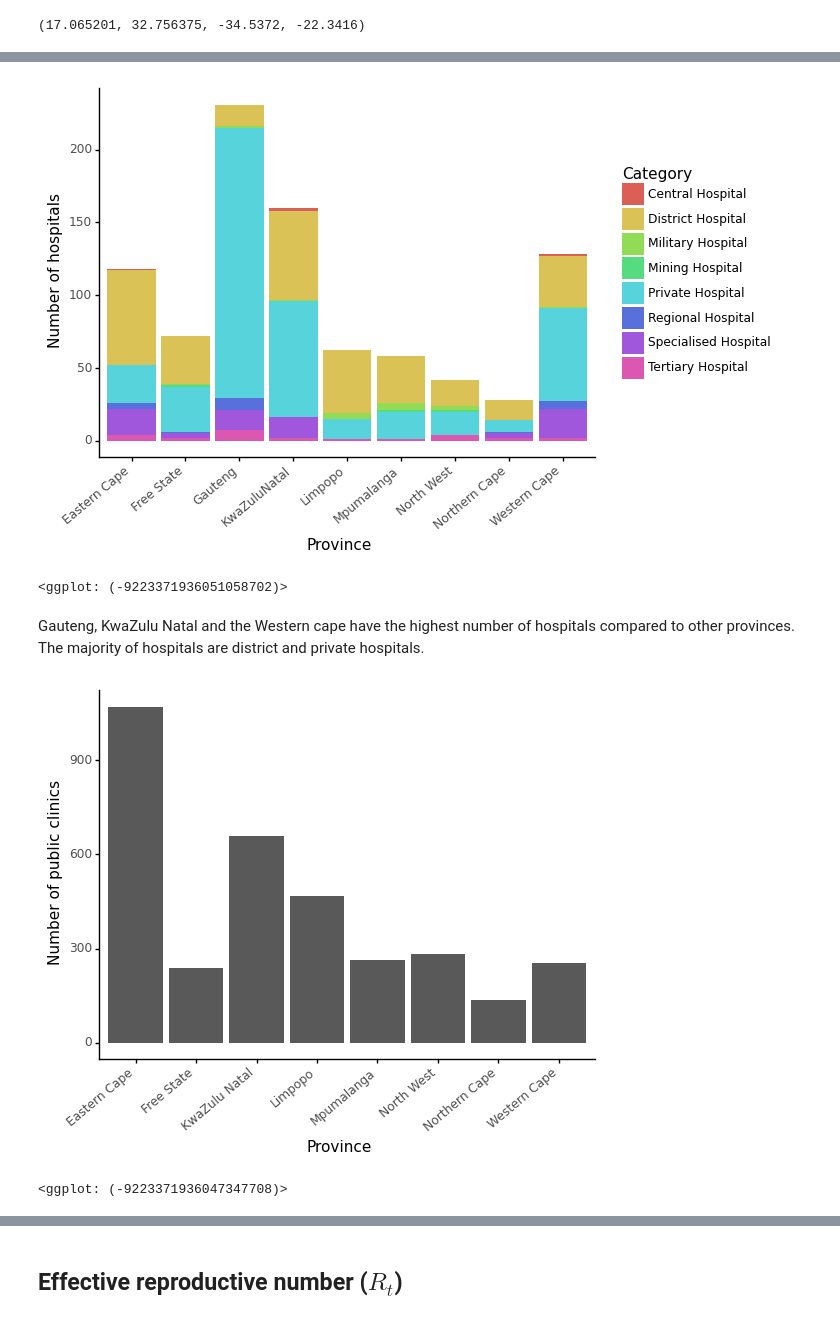
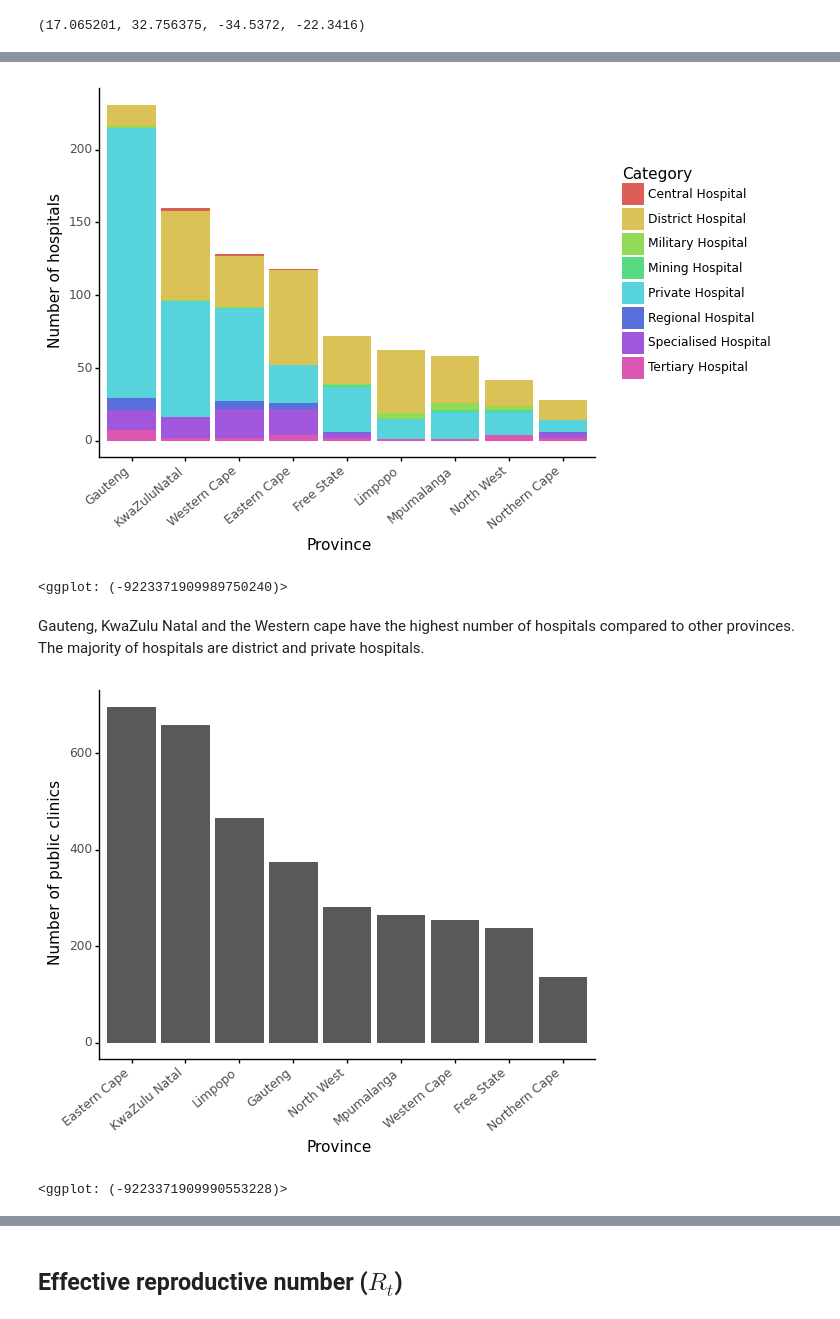
Before and after one commit to ZintleFaltein/Covid-modelling, a Jupyter notebook: Notebooks/Covid19_analysis_South_Africa.ipynb, the cells around one changed output, grey strips where cells are left out. Drawn from its saved outputs; the diff is of its cells as text; code cells hidden in the pictures.

```diff
--- a/Notebooks/Covid19_analysis_South_Africa.ipynb
+++ b/Notebooks/Covid19_analysis_South_Africa.ipynb
@@ -9,19 +9,8 @@ To combat the spread of the virus in South Africa, the government initialted a b
 # Load libraries
 # %%
 import warnings
-import folium
 from datetime import datetime, date
 from scipy.integrate import odeint
-from sklearn.pipeline import make_pipeline
-from sklearn.preprocessing import PolynomialFeatures
-from sklearn.metrics import mean_squared_error, r2_score
-from sklearn.metrics import mean_absolute_error
-from sklearn.linear_model import LinearRegression
-from folium import plugins
-import cufflinks as cf
-from plotly.offline import download_plotlyjs, init_notebook_mode, plot, iplot
-import plotly.graph_objects as go
-import plotly.express as px
 import numpy as np
 import pandas as pd
 import seaborn as sns
@@ -29,8 +18,6 @@ from plotnine import *
 import matplotlib.dates as mdates
 import matplotlib.pyplot as plt
 %matplotlib inline
-plt.rcParams['figure.figsize'] = 10, 12
-init_notebook_mode(connected=True)
 
 
 warnings.filterwarnings('ignore')
@@ -368,13 +354,16 @@ ax.imshow(sa_map, zorder=1, extent=coords, aspect='auto')
 # %%
+prov_list = hospitals['Province'].value_counts().index.tolist()
+
 (ggplot(hospitals, aes(x='Province', fill='Category'))
     + geom_bar()
     + theme_classic()
     + theme(axis_text_x=element_text(rotation=40, hjust=1))
+    + scale_x_discrete(limits=prov_list)
     + labs(x='Province', y='Number of hospitals')
  )
 # %% [output]
-[figure, old version]
+[figure, new version]
-<ggplot: (-9223371936051058702)>
+<ggplot: (-9223371909989750240)>
 # %% [markdown]
 Gauteng, KwaZulu Natal and the Western cape have the highest number of hospitals compared to other provinces. The majority of hospitals are district and private hospitals.
 # %%
@@ -389,7 +378,7 @@ health_facilities['PROVINCE'] = health_facilities['PROVINCE'].replace(
 health_facilities['PROVINCE'] = health_facilities['PROVINCE'].replace(
     'FS', 'Free State')
 health_facilities['PROVINCE'] = health_facilities['PROVINCE'].replace(
-    'GT', 'Eastern Cape')
+    'GT', 'Gauteng')
 health_facilities['PROVINCE'] = health_facilities['PROVINCE'].replace(
     'KZN', 'KwaZulu Natal')
 health_facilities['PROVINCE'] = health_facilities['PROVINCE'].replace(
@@ -403,13 +392,18 @@ health_facilities['PROVINCE'] = health_facilities['PROVINCE'].replace(
 health_facilities['PROVINCE'] = health_facilities['PROVINCE'].replace(
     'WC', 'Western Cape')
 # %%
+prov_list = ['Eastern Cape', 'KwaZulu Natal', 'Limpopo', 'Gauteng',
+             'North West', 'Mpumalanga', 'Western Cape', 'Free State', 'Northern Cape']
+
 (ggplot(health_facilities)
     + geom_bar(aes(x='PROVINCE', y='No. Public clinics'), stat='identity')
     + theme_classic()
     + theme(axis_text_x=element_text(rotation=40, hjust=1))
     + labs(x='Province', y='Number of public clinics')
+    + scale_x_discrete(limits=prov_list)
+
  )
 # %% [output]
-[figure, old version]
+[figure, new version]
-<ggplot: (-9223371936047347708)>
+<ggplot: (-9223371909990553228)>
 # %%
```
Also changed, not shown: parts of 57 cells of this notebook.
